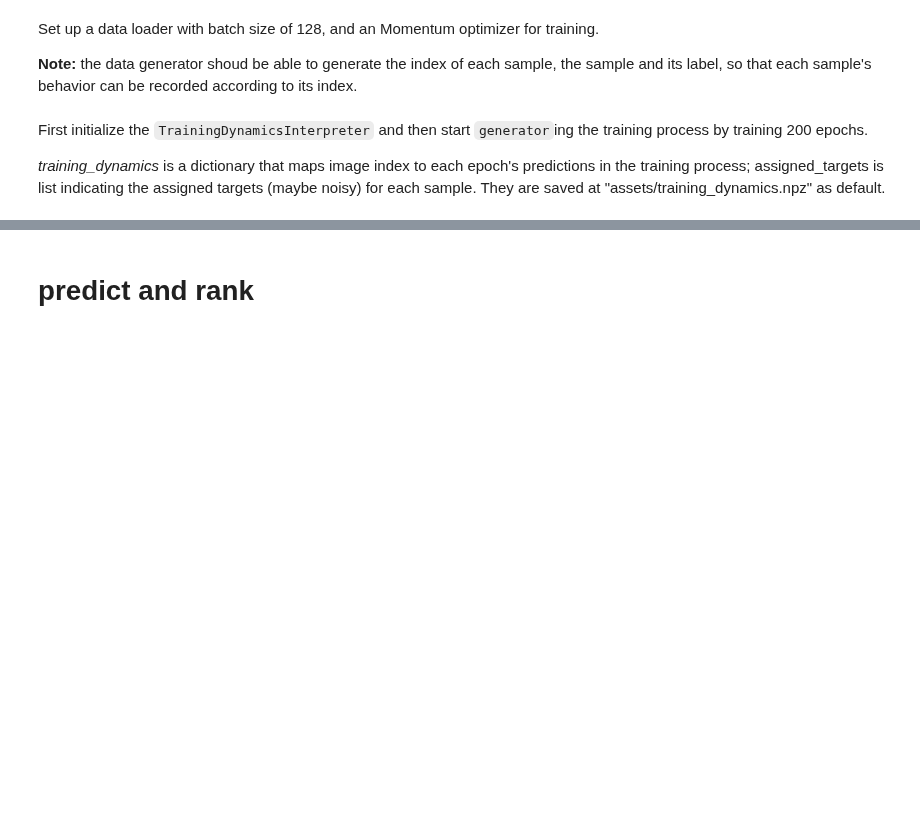
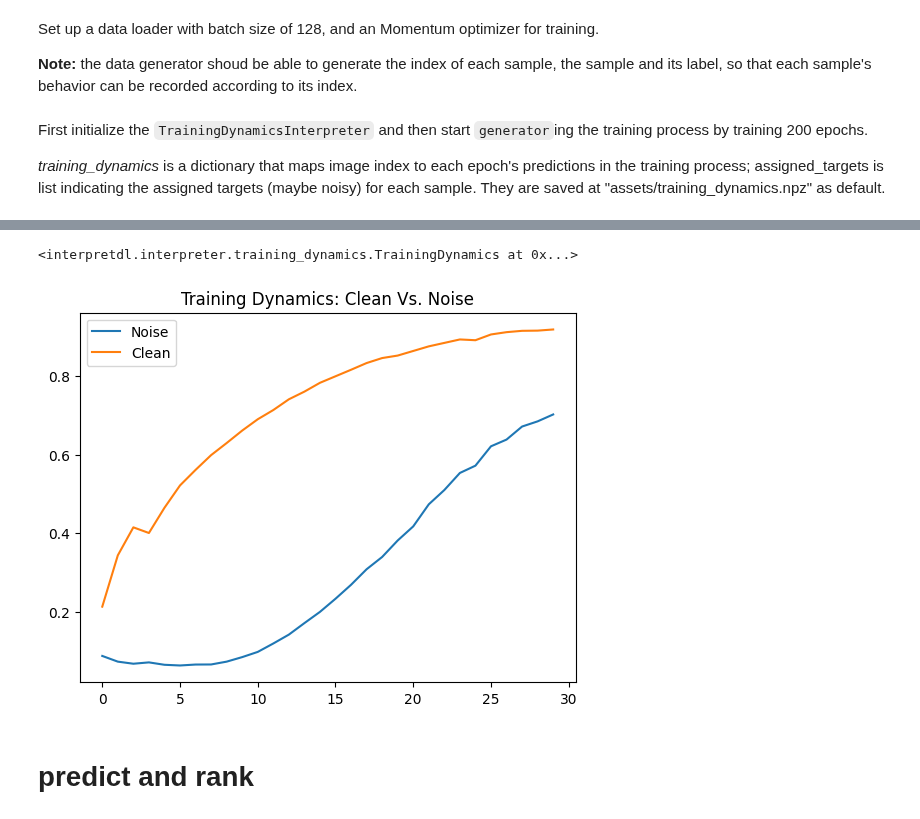
Before and after one commit to PaddlePaddle/InterpretDL, a Jupyter notebook: examples/example_beyond_manually_designed_feature_cv.ipynb, the cells around one changed output, grey strips where cells are left out. Saved outputs shown, nothing was run; the diff lists cells and outputs as text; code cells hidden in the pictures; blank space fills up the shorter version.

```diff
--- a/examples/example_beyond_manually_designed_feature_cv.ipynb
+++ b/examples/example_beyond_manually_designed_feature_cv.ipynb
@@ -71,6 +97,23 @@ training_dynamics = TDI.generator(
+# %%
+lf = (np.array(noise_labels)!=np.array(labels)).astype(int)
 # %%
-assigned_targets = [t[1] for t in org_cifar10.dataset]
-TDI.save(training_dynamics,assigned_targets,label_flip=None,save_path='assets')
+TDI.save(training_dynamics,assigned_targets=noise_labels,label_flip=lf,save_path='assets')
+# %% [output]
+<interpretdl.interpreter.training_dynamics.TrainingDynamics at 0x...>
+# %%
+n_set = np.where(lf==True)[0]
+c_set = np.where(lf==False)[0]
+
+td = np.load('assets/training_dynamics.npz')['td'][:,:,0]
+import matplotlib.pyplot as plt
+plt.figure()
+plt.plot(td[n_set].mean(axis=0))
+plt.plot(td[c_set].mean(axis=0))
+plt.title('Training Dynamics: Clean Vs. Noise')
+plt.legend(labels=['Noise','Clean'])
+plt.show()
+# %% [output]
+[figure, added]
 # %% [markdown]
 # predict and rank
 # %% [markdown]
```
Also changed, not shown: parts of 12 cells of this notebook.
